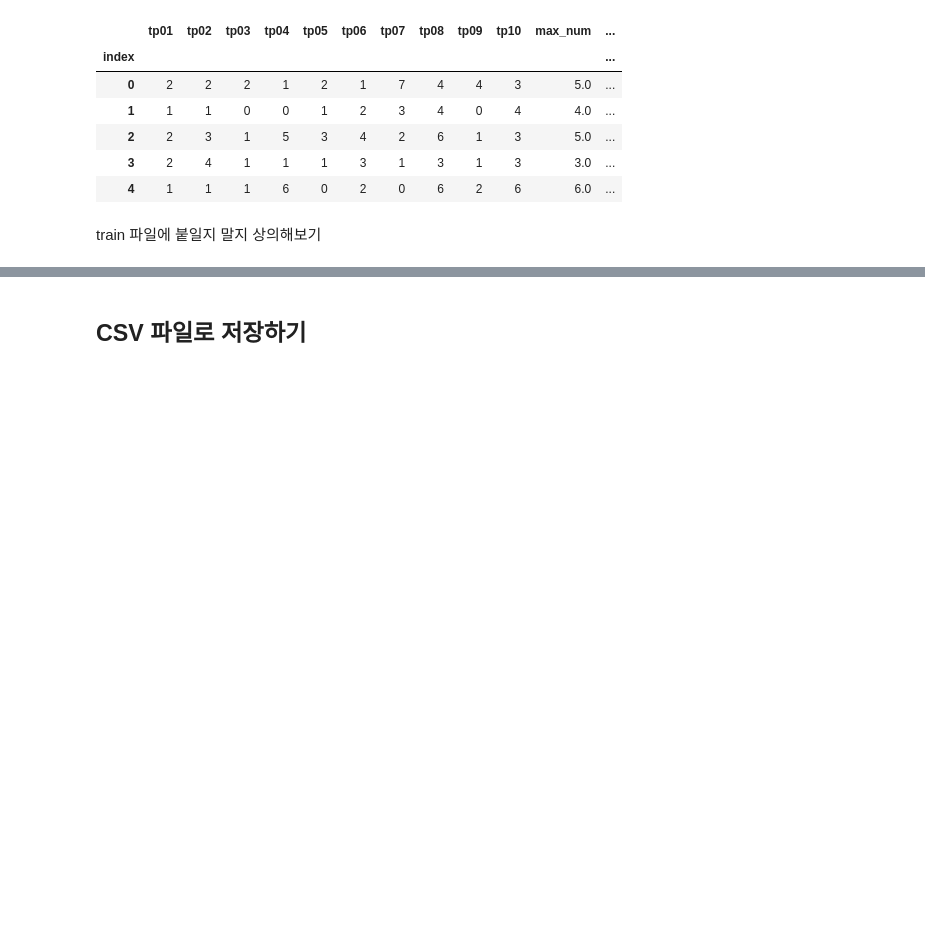
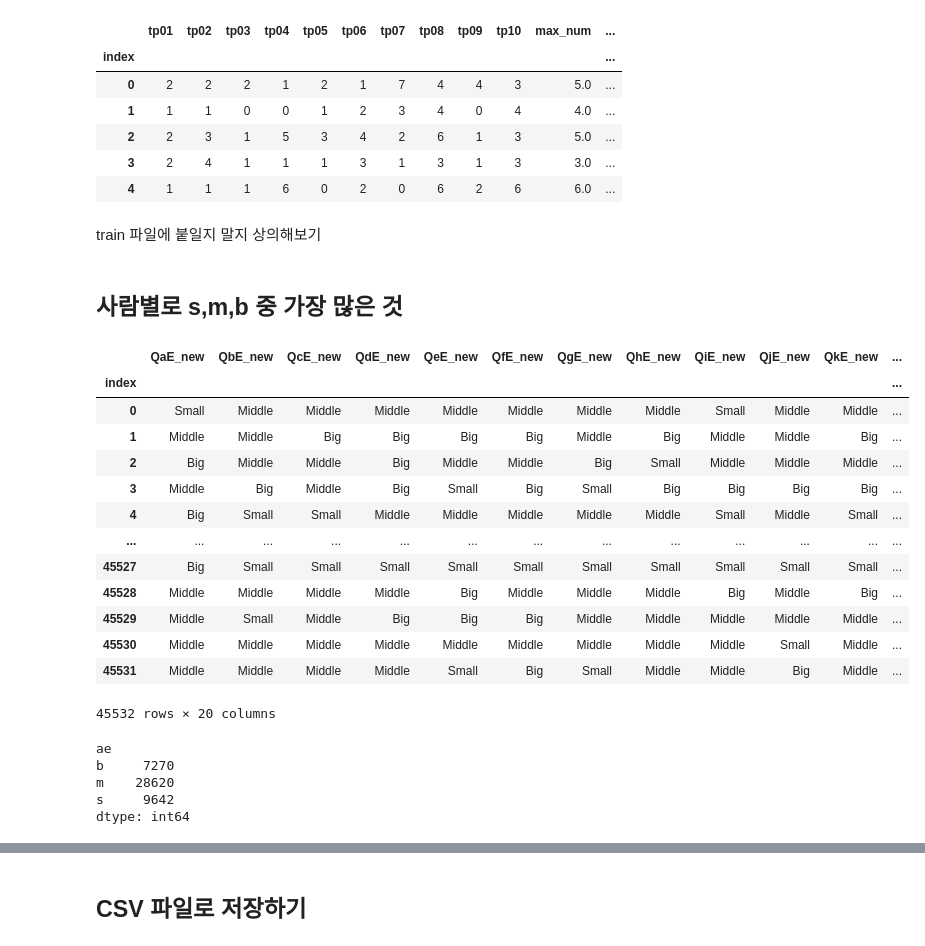
Before and after one commit to sryu219/TeamProject, a Jupyter notebook: FinalProject.ipynb, the cells around one changed output, grey strips where cells are left out. Saved outputs shown, nothing was run; the diff lists cells and outputs as text; code cells hidden in the pictures; blank space fills up the shorter version.

```diff
--- a/FinalProject.ipynb
+++ b/FinalProject.ipynb
@@ -1307,3 +1307,5 @@ tps.head()
 | 4 | 1 | 1 | 1 | 6 | 0 | 2 | 0 | 6 | 2 | 6 | 6.0 | ... |
 # %% [markdown]
 train 파일에 붙일지 말지 상의해보기
+# %% [markdown]
+## 사람별로 s,m,b 중 가장 많은 것
@@ -1309,0 +1314,18 @@ train 파일에 붙일지 말지 상의해보기
+# %%
+aes = train.loc[:, 'QaE_new':'QtE_new']
+aes
+# %% [output]
+|  | QaE_new | QbE_new | QcE_new | QdE_new | QeE_new | QfE_new | QgE_new | QhE_new | QiE_new | QjE_new | QkE_new | ... |
+| index |  |  |  |  |  |  |  |  |  |  |  | ... |
+| 0 | Small | Middle | Middle | Middle | Middle | Middle | Middle | Middle | Small | Middle | Middle | ... |
+| 1 | Middle | Middle | Big | Big | Big | Big | Middle | Big | Middle | Middle | Big | ... |
+| 2 | Big | Middle | Middle | Big | Middle | Middle | Big | Small | Middle | Middle | Middle | ... |
+| 3 | Middle | Big | Middle | Big | Small | Big | Small | Big | Big | Big | Big | ... |
+| 4 | Big | Small | Small | Middle | Middle | Middle | Middle | Middle | Small | Middle | Small | ... |
+| ... | ... | ... | ... | ... | ... | ... | ... | ... | ... | ... | ... | ... |
+| 45527 | Big | Small | Small | Small | Small | Small | Small | Small | Small | Small | Small | ... |
+| 45528 | Middle | Middle | Middle | Middle | Big | Middle | Middle | Middle | Big | Middle | Big | ... |
+| 45529 | Middle | Small | Middle | Big | Big | Big | Middle | Middle | Middle | Middle | Middle | ... |
+| 45530 | Middle | Middle | Middle | Middle | Middle | Middle | Middle | Middle | Middle | Small | Middle | ... |
+| 45531 | Middle | Middle | Middle | Middle | Small | Big | Small | Middle | Middle | Big | Middle | ... |
+45532 rows × 20 columns
@@ -1309,0 +1352,8 @@ train 파일에 붙일지 말지 상의해보기
+# %%
+aes.groupby('ae').size()
+# %% [output]
+ae
+b     7270
+m    28620
+s     9642
+dtype: int64
```
Also changed, not shown: parts of 3 cells of this notebook.
